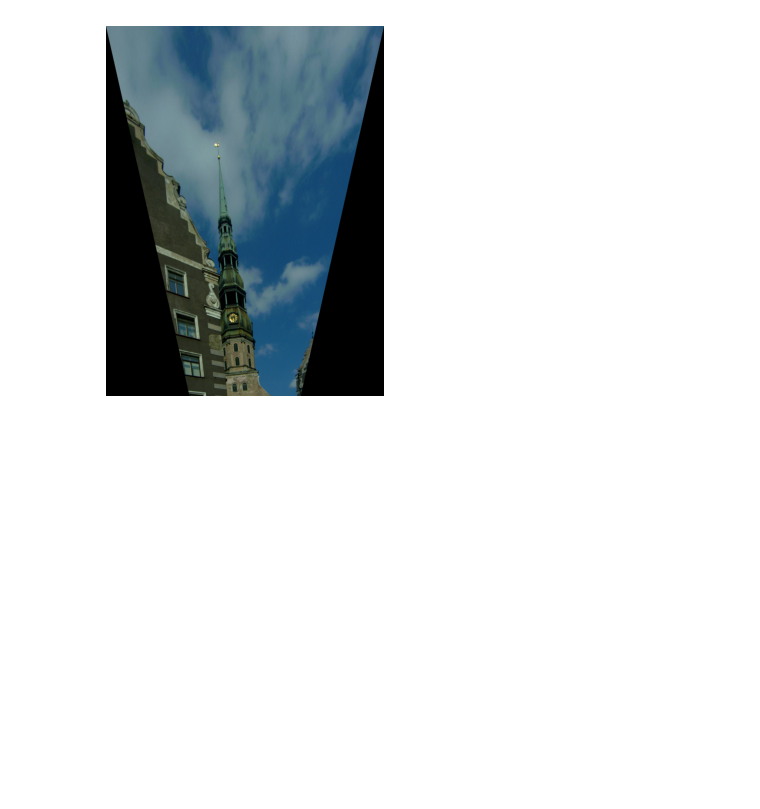
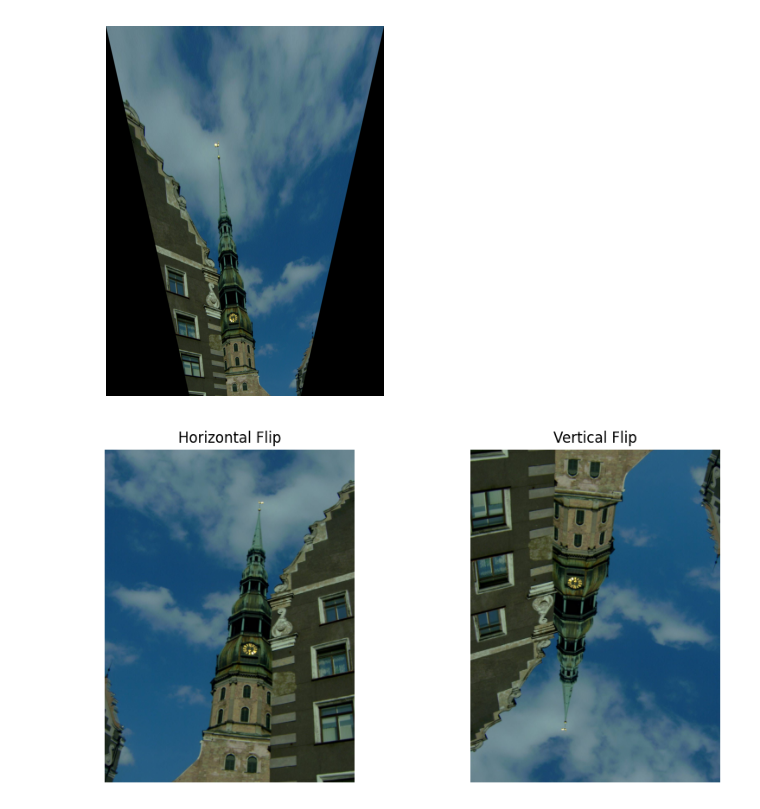
Before and after one commit to vestinabert/Image_Processing, a Jupyter notebook: Image_Processing_And_Transformation.ipynb, the cells around one changed output. Drawn from its saved outputs; the diff is of its cells as text; code cells hidden in the pictures; blank space fills up the shorter version.

```diff
--- a/Image_Processing_And_Transformation.ipynb
+++ b/Image_Processing_And_Transformation.ipynb
@@ -103,3 +103,23 @@ plt.axis('off')
 plt.show()
 # %% [output]
 [figure]
+# %%
+# Horizontal Flip
+horizontal_flip = cv2.flip(image, 1)
+
+# Vertical Flip
+vertical_flip = cv2.flip(image, 0)
+
+# Display images
+fig, axes = plt.subplots(1, 2, figsize=(10,5))
+axes[0].imshow(cv2.cvtColor(horizontal_flip, cv2.COLOR_BGR2RGB))
+axes[0].set_title("Horizontal Flip")
+axes[0].axis("off")
+
+axes[1].imshow(cv2.cvtColor(vertical_flip, cv2.COLOR_BGR2RGB))
+axes[1].set_title("Vertical Flip")
+axes[1].axis("off")
+
+plt.show()
+# %% [output]
+[figure, added]
```
